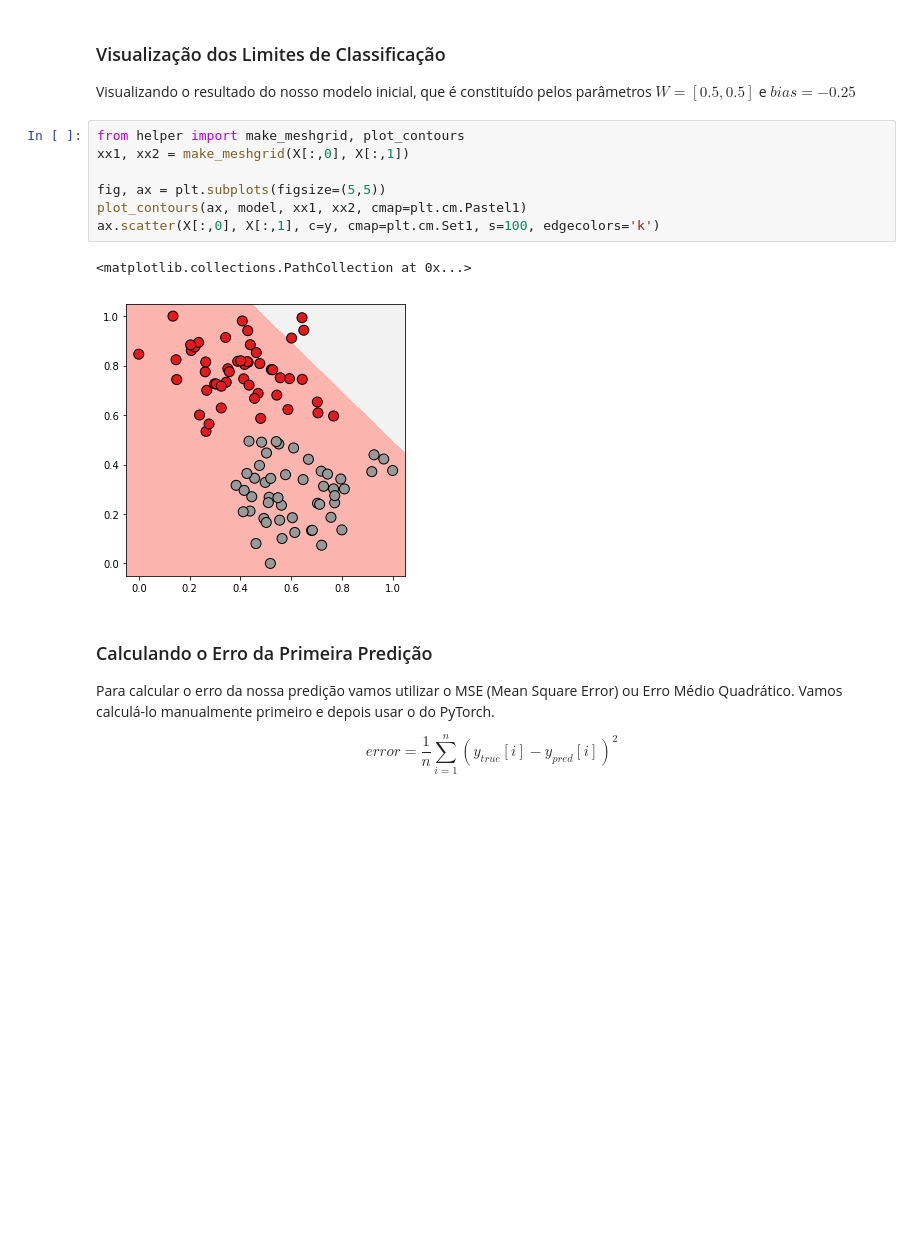
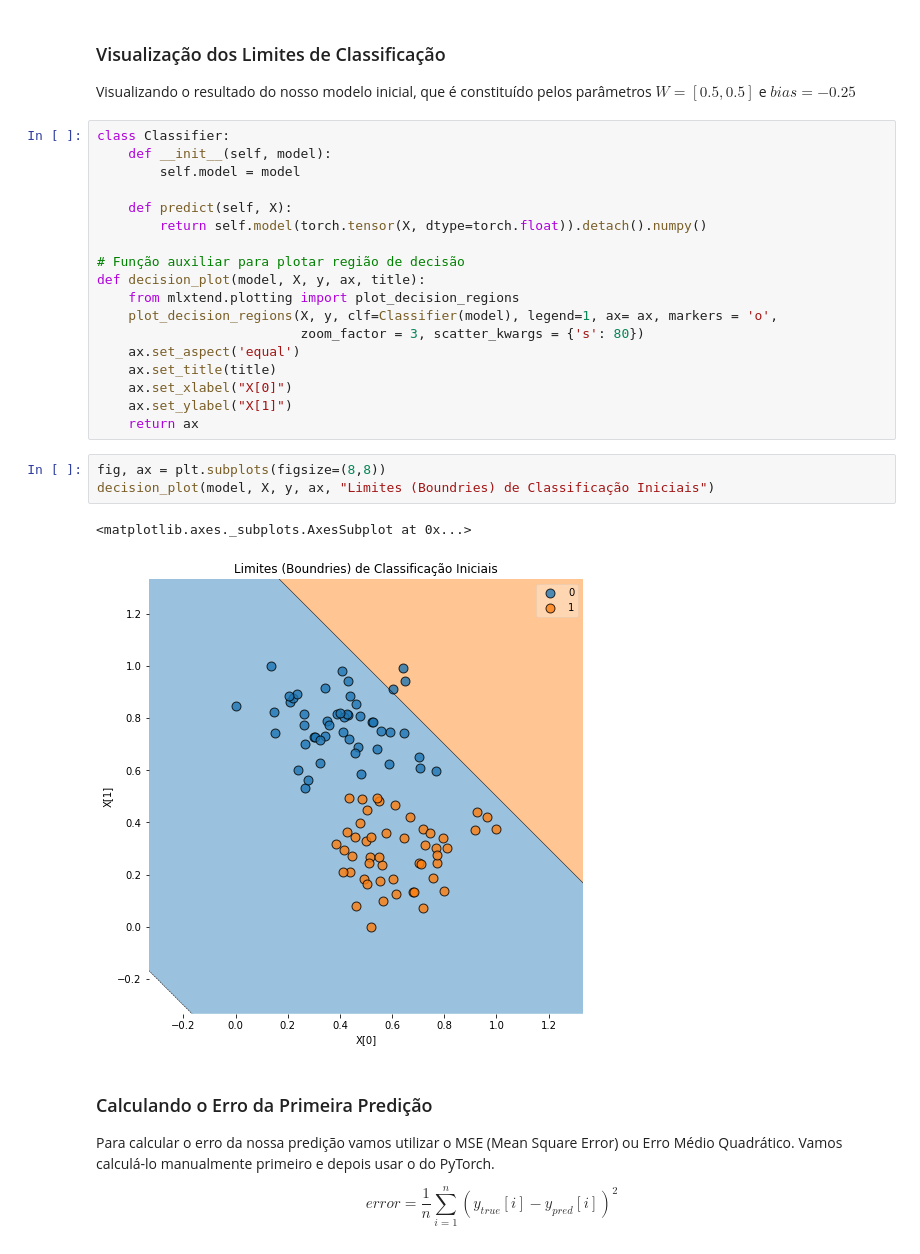
Before and after one commit to anfer86/teaching-datascience-lessons, a Jupyter notebook: aula07/redes_neurais_classificacao.ipynb, the cells around one changed output. Cells and saved outputs as stored; diff of their text form; blank space fills up the shorter version.

```diff
--- a/aula07/redes_neurais_classificacao.ipynb
+++ b/aula07/redes_neurais_classificacao.ipynb
@@ -286,16 +286,30 @@ O valor `y_pred` provem do seguinte cálculo:
 ### Visualização dos Limites de Classificação
 
 Visualizando o resultado do nosso modelo inicial, que é constituído pelos parâmetros $W=[0.5,0.5]$ e $bias=-0.25$
-# %%
-from helper import make_meshgrid, plot_contours
-xx1, xx2 = make_meshgrid(X[:,0], X[:,1])
-
-fig, ax = plt.subplots(figsize=(5,5))
-plot_contours(ax, model, xx1, xx2, cmap=plt.cm.Pastel1)
-ax.scatter(X[:,0], X[:,1], c=y, cmap=plt.cm.Set1, s=100, edgecolors='k')
-# %% [output]
-<matplotlib.collections.PathCollection at 0x...>
-[figure, removed]
+# %%
+class Classifier:
+    def __init__(self, model):
+        self.model = model
+
+    def predict(self, X):
+        return self.model(torch.tensor(X, dtype=torch.float)).detach().numpy()
+
+# Função auxiliar para plotar região de decisão
+def decision_plot(model, X, y, ax, title):
+    from mlxtend.plotting import plot_decision_regions
+    plot_decision_regions(X, y, clf=Classifier(model), legend=1, ax= ax, markers = 'o',
+                          zoom_factor = 3, scatter_kwargs = {'s': 80})
+    ax.set_aspect('equal')
+    ax.set_title(title)
+    ax.set_xlabel("X[0]")
+    ax.set_ylabel("X[1]")
+    return ax
+# %%
+fig, ax = plt.subplots(figsize=(8,8))
+decision_plot(model, X, y, ax, "Limites (Boundries) de Classificação Iniciais")
+# %% [output]
+<matplotlib.axes._subplots.AxesSubplot at 0x...>
+[figure, added]
 # %% [markdown]
 ### Calculando o Erro da Primeira Predição
 
```
Also changed, not shown: parts of 29 cells of this notebook, 1 other file.
